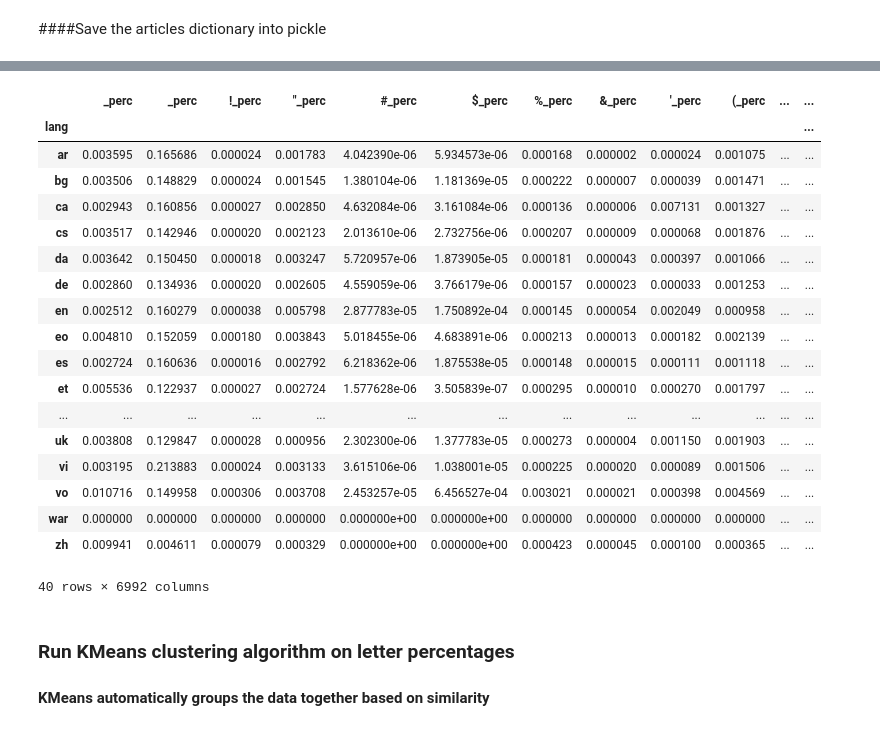
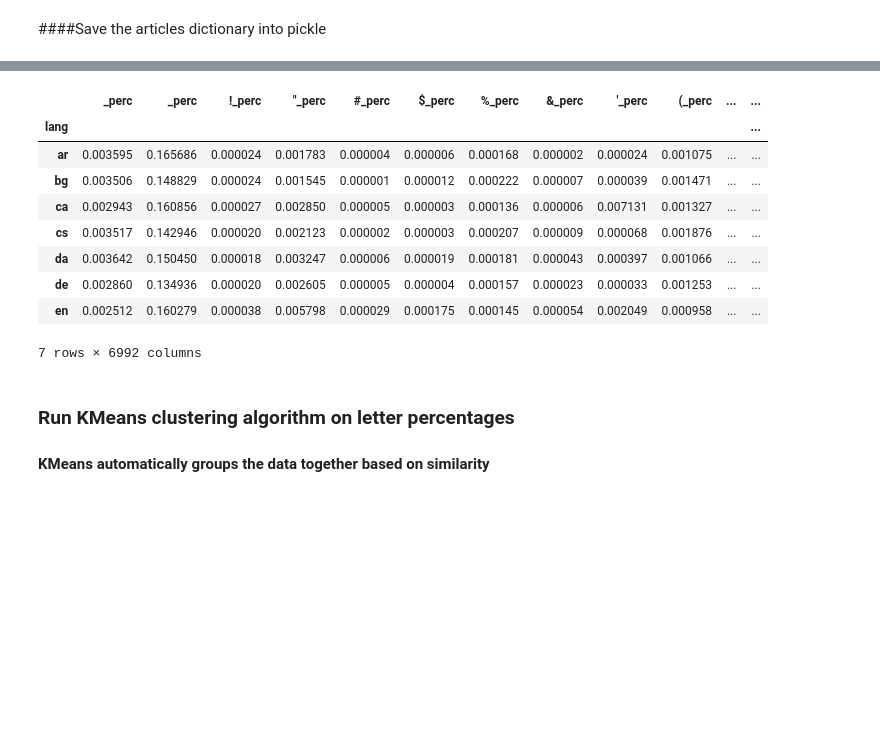
Before and after one commit to chrisdamba/langpred, a Jupyter notebook: model-exploration.ipynb, the cells around one changed output, grey strips where cells are left out. Drawn from its saved outputs; the diff is of its cells as text; code cells hidden in the pictures; blank space fills up the shorter version.

```diff
--- a/model-exploration.ipynb
+++ b/model-exploration.ipynb
@@ -110,27 +98,18 @@ df
 # %%
 df3 = percentages(df)
 df3.values[np.isnan(df3.values)] = np.median(df3.values[~np.isnan(df3.values)])
-df3
+df3.head(7)
 # %% [output]
 |  | _perc | _perc | !_perc | "_perc | #_perc | $_perc | %_perc | &_perc | '_perc | (_perc | ... | ... |
 | lang |  |  |  |  |  |  |  |  |  |  |  | ... |
-| ar | 0.003595 | 0.165686 | 0.000024 | 0.001783 | 4.042390e-06 | 5.934573e-06 | 0.000168 | 0.000002 | 0.000024 | 0.001075 | ... | ... |
-| bg | 0.003506 | 0.148829 | 0.000024 | 0.001545 | 1.380104e-06 | 1.181369e-05 | 0.000222 | 0.000007 | 0.000039 | 0.001471 | ... | ... |
-| ca | 0.002943 | 0.160856 | 0.000027 | 0.002850 | 4.632084e-06 | 3.161084e-06 | 0.000136 | 0.000006 | 0.007131 | 0.001327 | ... | ... |
-| cs | 0.003517 | 0.142946 | 0.000020 | 0.002123 | 2.013610e-06 | 2.732756e-06 | 0.000207 | 0.000009 | 0.000068 | 0.001876 | ... | ... |
-| da | 0.003642 | 0.150450 | 0.000018 | 0.003247 | 5.720957e-06 | 1.873905e-05 | 0.000181 | 0.000043 | 0.000397 | 0.001066 | ... | ... |
-| de | 0.002860 | 0.134936 | 0.000020 | 0.002605 | 4.559059e-06 | 3.766179e-06 | 0.000157 | 0.000023 | 0.000033 | 0.001253 | ... | ... |
-| en | 0.002512 | 0.160279 | 0.000038 | 0.005798 | 2.877783e-05 | 1.750892e-04 | 0.000145 | 0.000054 | 0.002049 | 0.000958 | ... | ... |
-| eo | 0.004810 | 0.152059 | 0.000180 | 0.003843 | 5.018455e-06 | 4.683891e-06 | 0.000213 | 0.000013 | 0.000182 | 0.002139 | ... | ... |
-| es | 0.002724 | 0.160636 | 0.000016 | 0.002792 | 6.218362e-06 | 1.875538e-05 | 0.000148 | 0.000015 | 0.000111 | 0.001118 | ... | ... |
-| et | 0.005536 | 0.122937 | 0.000027 | 0.002724 | 1.577628e-06 | 3.505839e-07 | 0.000295 | 0.000010 | 0.000270 | 0.001797 | ... | ... |
-| ... | ... | ... | ... | ... | ... | ... | ... | ... | ... | ... | ... | ... |
-| uk | 0.003808 | 0.129847 | 0.000028 | 0.000956 | 2.302300e-06 | 1.377783e-05 | 0.000273 | 0.000004 | 0.001150 | 0.001903 | ... | ... |
-| vi | 0.003195 | 0.213883 | 0.000024 | 0.003133 | 3.615106e-06 | 1.038001e-05 | 0.000225 | 0.000020 | 0.000089 | 0.001506 | ... | ... |
-| vo | 0.010716 | 0.149958 | 0.000306 | 0.003708 | 2.453257e-05 | 6.456527e-04 | 0.003021 | 0.000021 | 0.000398 | 0.004569 | ... | ... |
-| war | 0.000000 | 0.000000 | 0.000000 | 0.000000 | 0.000000e+00 | 0.000000e+00 | 0.000000 | 0.000000 | 0.000000 | 0.000000 | ... | ... |
-| zh | 0.009941 | 0.004611 | 0.000079 | 0.000329 | 0.000000e+00 | 0.000000e+00 | 0.000423 | 0.000045 | 0.000100 | 0.000365 | ... | ... |
+| ar | 0.003595 | 0.165686 | 0.000024 | 0.001783 | 0.000004 | 0.000006 | 0.000168 | 0.000002 | 0.000024 | 0.001075 | ... | ... |
+| bg | 0.003506 | 0.148829 | 0.000024 | 0.001545 | 0.000001 | 0.000012 | 0.000222 | 0.000007 | 0.000039 | 0.001471 | ... | ... |
+| ca | 0.002943 | 0.160856 | 0.000027 | 0.002850 | 0.000005 | 0.000003 | 0.000136 | 0.000006 | 0.007131 | 0.001327 | ... | ... |
+| cs | 0.003517 | 0.142946 | 0.000020 | 0.002123 | 0.000002 | 0.000003 | 0.000207 | 0.000009 | 0.000068 | 0.001876 | ... | ... |
+| da | 0.003642 | 0.150450 | 0.000018 | 0.003247 | 0.000006 | 0.000019 | 0.000181 | 0.000043 | 0.000397 | 0.001066 | ... | ... |
+| de | 0.002860 | 0.134936 | 0.000020 | 0.002605 | 0.000005 | 0.000004 | 0.000157 | 0.000023 | 0.000033 | 0.001253 | ... | ... |
+| en | 0.002512 | 0.160279 | 0.000038 | 0.005798 | 0.000029 | 0.000175 | 0.000145 | 0.000054 | 0.002049 | 0.000958 | ... | ... |
-40 rows × 6992 columns
+7 rows × 6992 columns
 # %%
 num_clusters = 4
 palette = sns.color_palette('colorblind', num_clusters)
```
Also changed, not shown: parts of 7 cells of this notebook.
